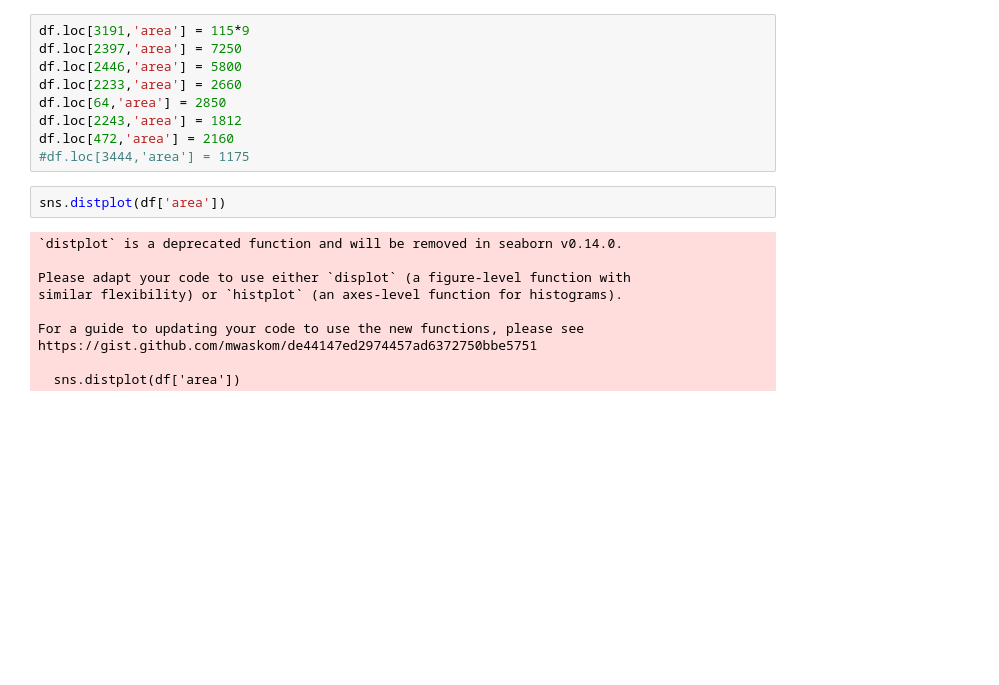
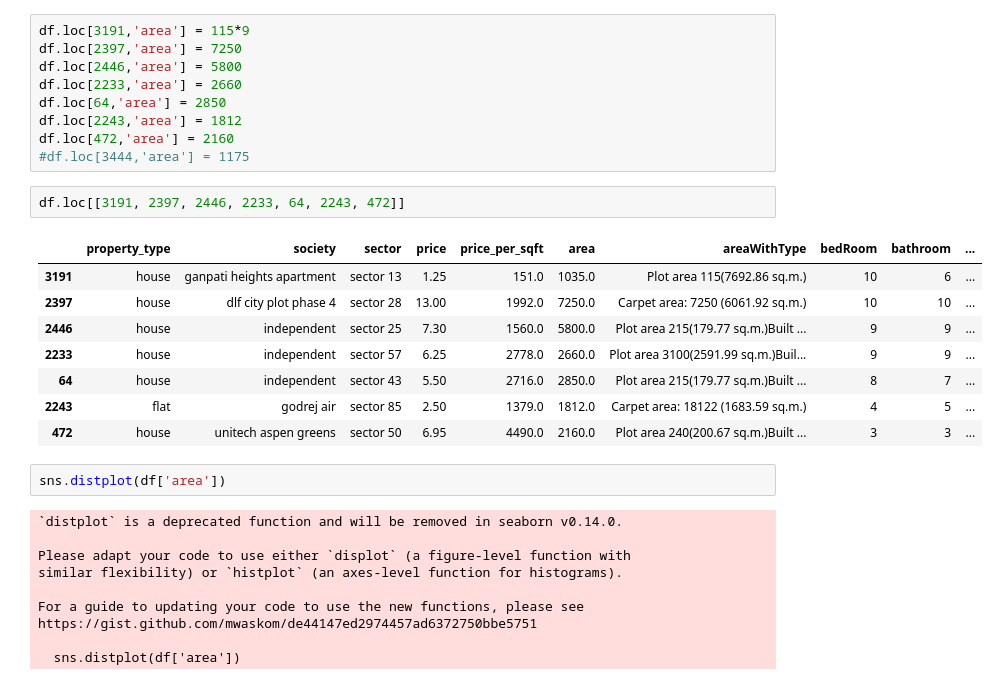
Before and after one commit to Optimus0205/Data_Science_Project, a Jupyter notebook: Outlier_Detection_and_Removal.ipynb, the cells around one changed output. Saved outputs shown, nothing was run; the diff lists cells and outputs as text; blank space fills up the shorter version.

```diff
--- a/Outlier_Detection_and_Removal.ipynb
+++ b/Outlier_Detection_and_Removal.ipynb
@@ -344,6 +346,17 @@ df.loc[64,'area'] = 2850
 df.loc[2243,'area'] = 1812
 df.loc[472,'area'] = 2160
 #df.loc[3444,'area'] = 1175
+# %%
+df.loc[[3191, 2397, 2446, 2233, 64, 2243, 472]]
+# %% [output]
+|  | property_type | society | sector | price | price_per_sqft | area | areaWithType | bedRoom | bathroom | ... |
+| 3191 | house | ganpati heights apartment | sector 13 | 1.25 | 151.0 | 1035.0 | Plot area 115(7692.86 sq.m.) | 10 | 6 | ... |
+| 2397 | house | dlf city plot phase 4 | sector 28 | 13.00 | 1992.0 | 7250.0 | Carpet area: 7250 (6061.92 sq.m.) | 10 | 10 | ... |
+| 2446 | house | independent | sector 25 | 7.30 | 1560.0 | 5800.0 | Plot area 215(179.77 sq.m.)Built ... | 9 | 9 | ... |
+| 2233 | house | independent | sector 57 | 6.25 | 2778.0 | 2660.0 | Plot area 3100(2591.99 sq.m.)Buil... | 9 | 9 | ... |
+| 64 | house | independent | sector 43 | 5.50 | 2716.0 | 2850.0 | Plot area 215(179.77 sq.m.)Built ... | 8 | 7 | ... |
+| 2243 | flat | godrej air | sector 85 | 2.50 | 1379.0 | 1812.0 | Carpet area: 18122 (1683.59 sq.m.) | 4 | 5 | ... |
+| 472 | house | unitech aspen greens | sector 50 | 6.95 | 4490.0 | 2160.0 | Plot area 240(200.67 sq.m.)Built ... | 3 | 3 | ... |
 # %%
 sns.distplot(df['area'])
 # %% [output]
```
Also changed, not shown: parts of 3 cells of this notebook.
